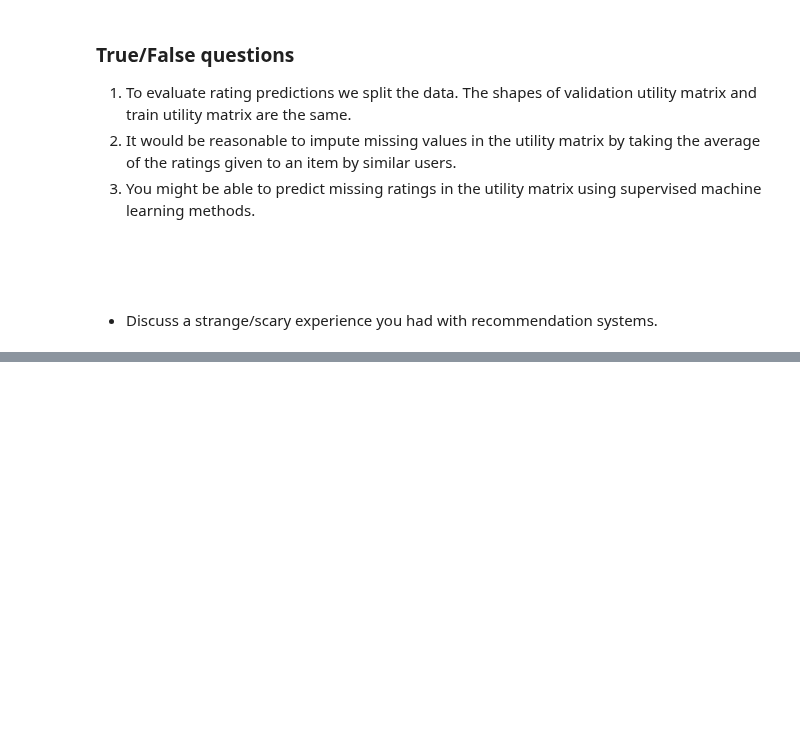
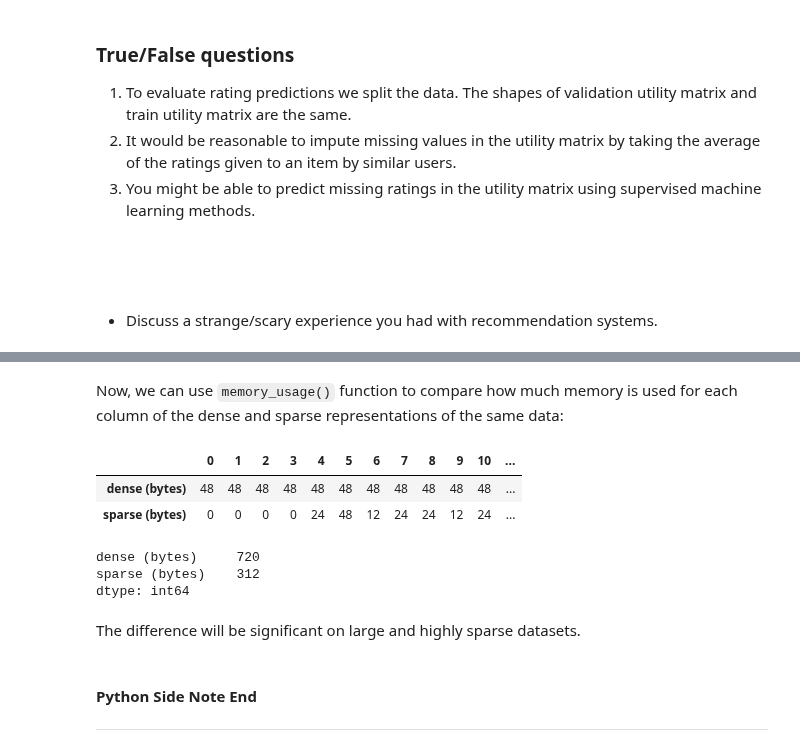
Before and after one commit to UBC-CS/cpsc330-2023s, a Jupyter notebook: lectures/15_recommender-systems.ipynb, the cells around one changed output, grey strips where cells are left out. Saved outputs shown, nothing was run; the diff lists cells and outputs as text; code cells hidden in the pictures; blank space fills up the shorter version.

```diff
--- a/lectures/15_recommender-systems.ipynb
+++ b/lectures/15_recommender-systems.ipynb
@@ -1009,0 +1074,26 @@ $$\text{Precision at } N = \frac{r}{N}$$
+# %% [markdown]
+Now, we can use `memory_usage()` function to compare how much memory is used for each column of the dense and sparse representations of the same data:
+# %%
+dense_vs_sparse = pd.DataFrame({
+    "dense (bytes)": pd.DataFrame(coo_mat.todense()).memory_usage(index=False),
+    "sparse (bytes)": pd.DataFrame.sparse.from_spmatrix(coo_mat).memory_usage(index=False)})
+
+dense_vs_sparse.T
+# %% [output]
+|  | 0 | 1 | 2 | 3 | 4 | 5 | 6 | 7 | 8 | 9 | 10 | ... |
+| dense (bytes) | 48 | 48 | 48 | 48 | 48 | 48 | 48 | 48 | 48 | 48 | 48 | ... |
+| sparse (bytes) | 0 | 0 | 0 | 0 | 24 | 48 | 12 | 24 | 24 | 12 | 24 | ... |
+# %%
+dense_vs_sparse.sum()
+# %% [output]
+dense (bytes)     720
+sparse (bytes)    312
+dtype: int64
+# %% [markdown]
+The difference will be significant on large and highly sparse datasets.
+# %% [markdown]
+<br>
+
+__Python Side Note End__
+
+---
```
Also changed, not shown: parts of 45 cells of this notebook.
